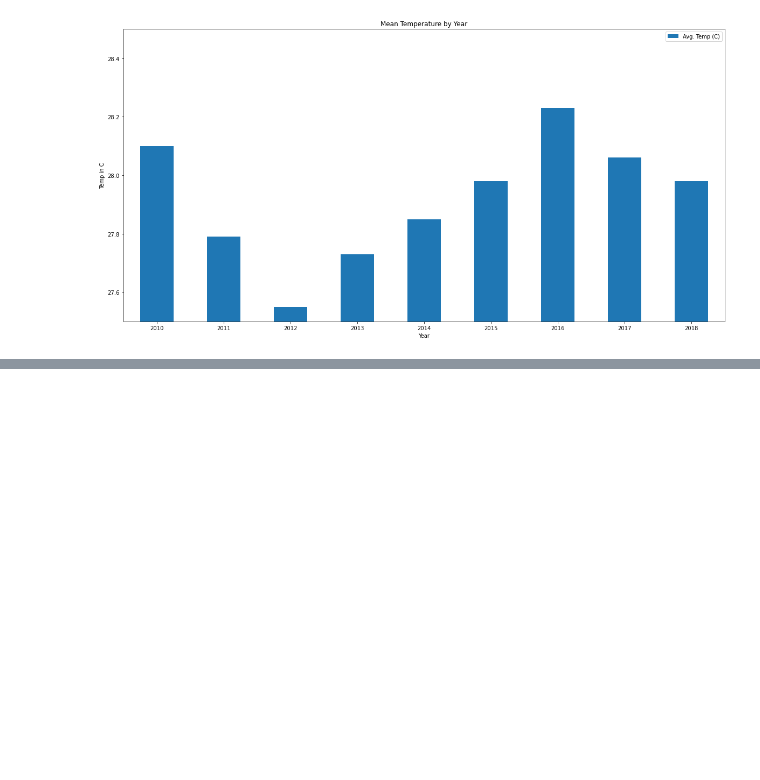
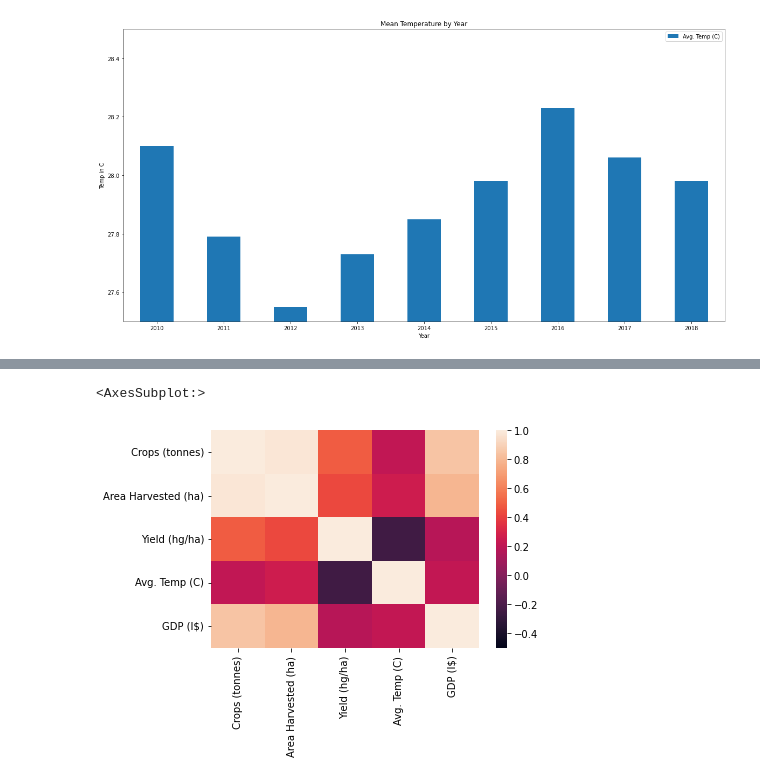
Before and after one commit to pekfrjufrirf12/project1_group3, a Jupyter notebook: Project Data/final_data.ipynb, the cells around one changed output, grey strips where cells are left out. Saved outputs shown, nothing was run; the diff lists cells and outputs as text; code cells hidden in the pictures; blank space fills up the shorter version.

```diff
--- a/Project Data/final_data.ipynb
+++ b/Project Data/final_data.ipynb
@@ -204,0 +230,6 @@ joined_temp_mean_plot = joined_temp_mean.plot(kind='bar', figsize = (20,10), tit
+# %%
+gdp_df_path = Path('/Users', 'tylerhubbard', 'umnfintech', 'project1_group3',
+                   'Resources', 'gdp_df.csv')
+gdp_df = pd.read_csv(gdp_df_path, index_col=['Area', 'Year'])
+gdp_df = gdp_df.rename(columns={'Value' : 'GDP (I$)'})
+gdp_df
@@ -204,0 +255,7 @@ joined_temp_mean_plot = joined_temp_mean.plot(kind='bar', figsize = (20,10), tit
+# %%
+gdp_df_mean = pd.read_csv(gdp_df_path, infer_datetime_format=True, parse_dates=True)
+gdp_df_mean = gdp_df_mean.set_index(['Year'])
+gdp_df_mean = gdp_df_mean.drop(columns=('Area'))
+gdp_df_mean = gdp_df_mean.groupby(by=['Year'], dropna=False).mean()
+gdp_df_mean = gdp_df_mean.rename(columns={'Value' : 'GDP (I$)'})
+gdp_df_mean
@@ -204,0 +300,5 @@ joined_temp_mean_plot = joined_temp_mean.plot(kind='bar', figsize = (20,10), tit
+# %%
+joined_temp_prod_econ = pd.concat([joined_temp_production_df, gdp_df_mean,
+                                  ],
+                                  axis='columns', join='inner')
+joined_temp_prod_econ
@@ -204,0 +317,3 @@ joined_temp_mean_plot = joined_temp_mean.plot(kind='bar', figsize = (20,10), tit
+# %%
+joined_corr = joined_temp_prod_econ.corr()
+joined_corr
@@ -204,0 +327,6 @@ joined_temp_mean_plot = joined_temp_mean.plot(kind='bar', figsize = (20,10), tit
+# %%
+final_corr_heatmap = sns.heatmap(joined_corr, vmin=-0.5, vmax=1)
+final_corr_heatmap
+# %% [output]
+<AxesSubplot:>
+[figure, added]
```
Also changed, not shown: parts of 6 cells of this notebook.
